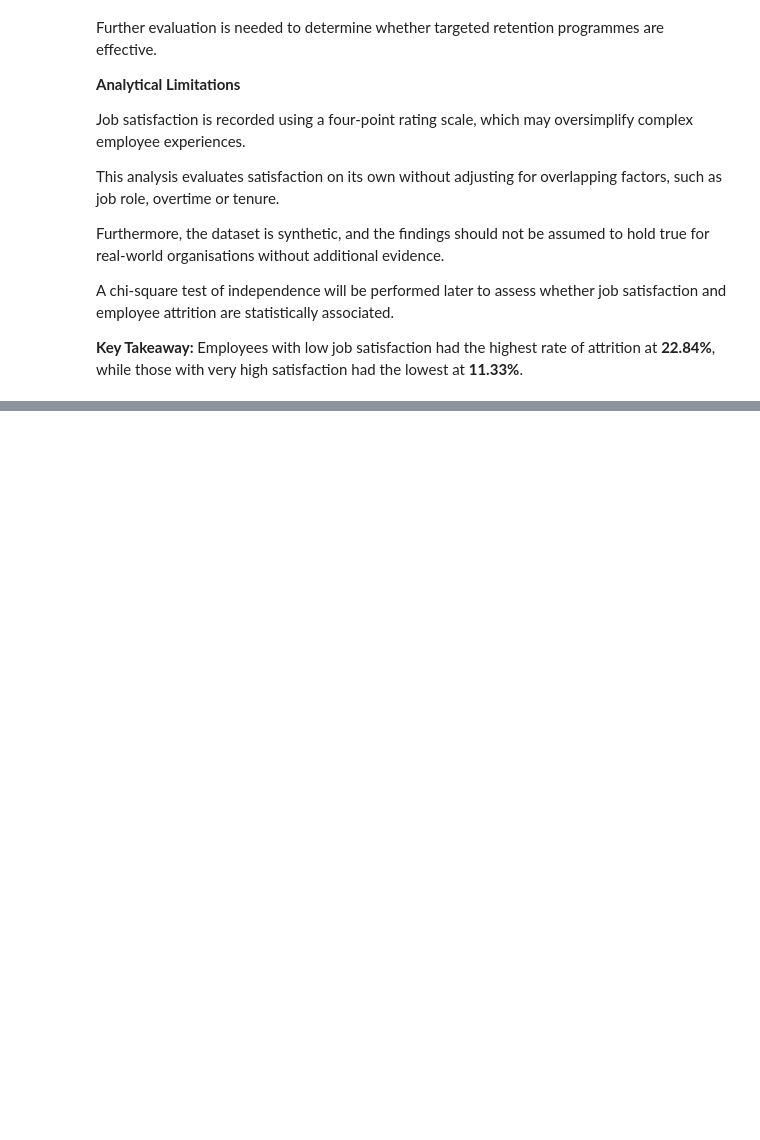
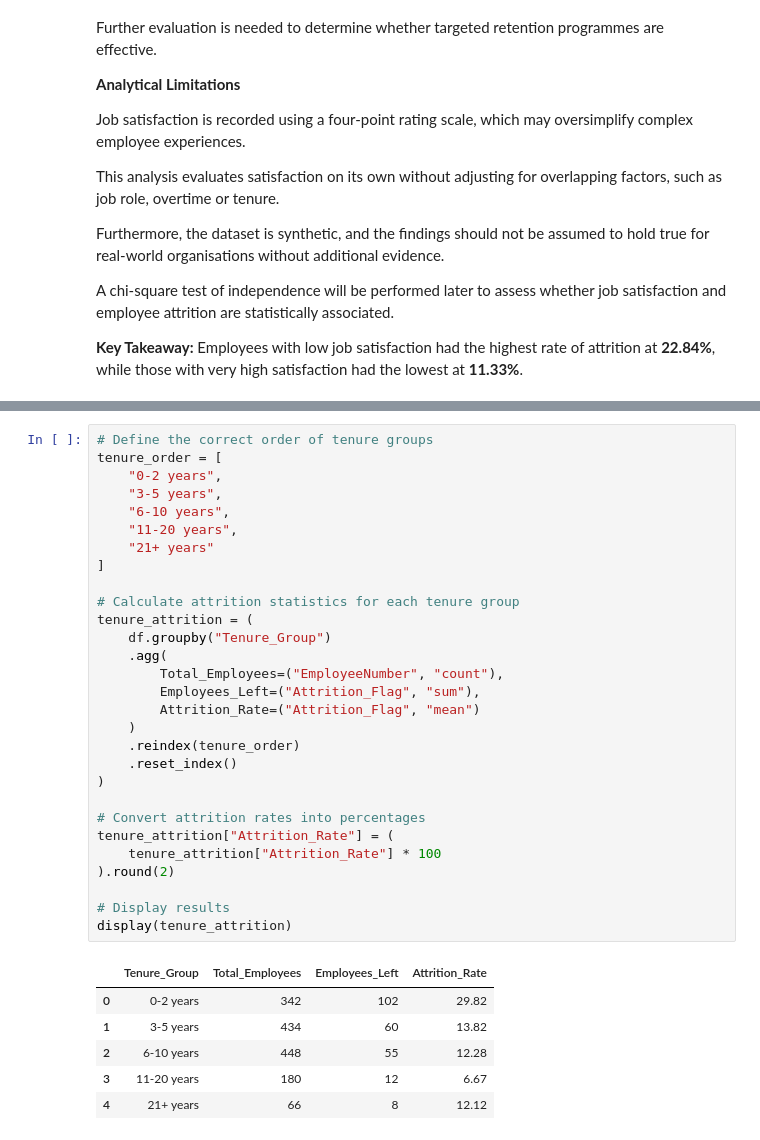
Before and after one commit to Mumtazib01/Employee-Attrition-Analytics, a Jupyter notebook: jupyter_notebooks/jupyter_notebooks/02_Exploratory_Data_Analysis.ipynb, the cells around one changed output, grey strips where cells are left out. Saved outputs shown, nothing was run; the diff lists cells and outputs as text; blank space fills up the shorter version.

```diff
--- a/jupyter_notebooks/jupyter_notebooks/02_Exploratory_Data_Analysis.ipynb
+++ b/jupyter_notebooks/jupyter_notebooks/02_Exploratory_Data_Analysis.ipynb
@@ -757,0 +788,36 @@ A chi-square test of independence will be performed later to assess whether job
+# %%
+# Define the correct order of tenure groups
+tenure_order = [
+    "0-2 years",
+    "3-5 years",
+    "6-10 years",
+    "11-20 years",
+    "21+ years"
+]
+
+# Calculate attrition statistics for each tenure group
+tenure_attrition = (
+    df.groupby("Tenure_Group")
+    .agg(
+        Total_Employees=("EmployeeNumber", "count"),
+        Employees_Left=("Attrition_Flag", "sum"),
+        Attrition_Rate=("Attrition_Flag", "mean")
+    )
+    .reindex(tenure_order)
+    .reset_index()
+)
+
+# Convert attrition rates into percentages
+tenure_attrition["Attrition_Rate"] = (
+    tenure_attrition["Attrition_Rate"] * 100
+).round(2)
+
+# Display results
+display(tenure_attrition)
+# %% [output]
+|  | Tenure_Group | Total_Employees | Employees_Left | Attrition_Rate |
+| 0 | 0-2 years | 342 | 102 | 29.82 |
+| 1 | 3-5 years | 434 | 60 | 13.82 |
+| 2 | 6-10 years | 448 | 55 | 12.28 |
+| 3 | 11-20 years | 180 | 12 | 6.67 |
+| 4 | 21+ years | 66 | 8 | 12.12 |
```
Also changed, not shown: parts of 4 cells of this notebook.
